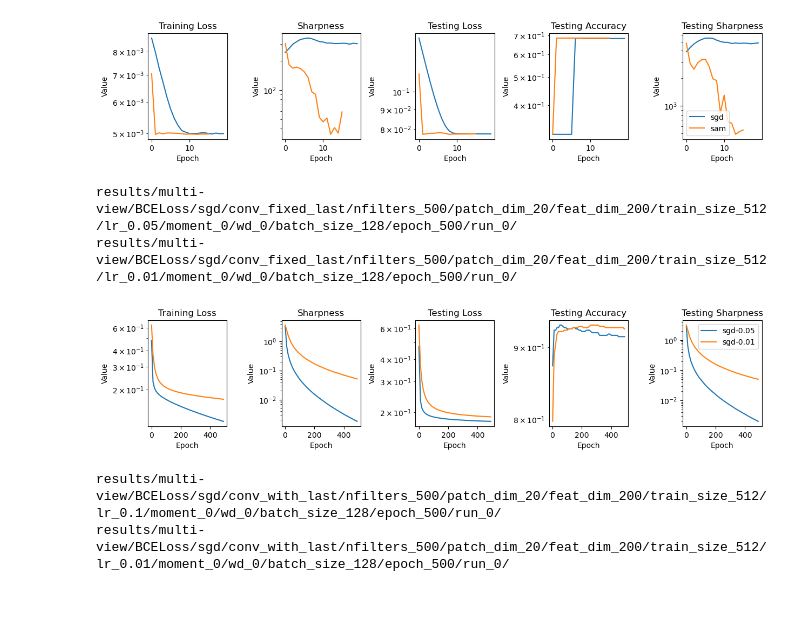
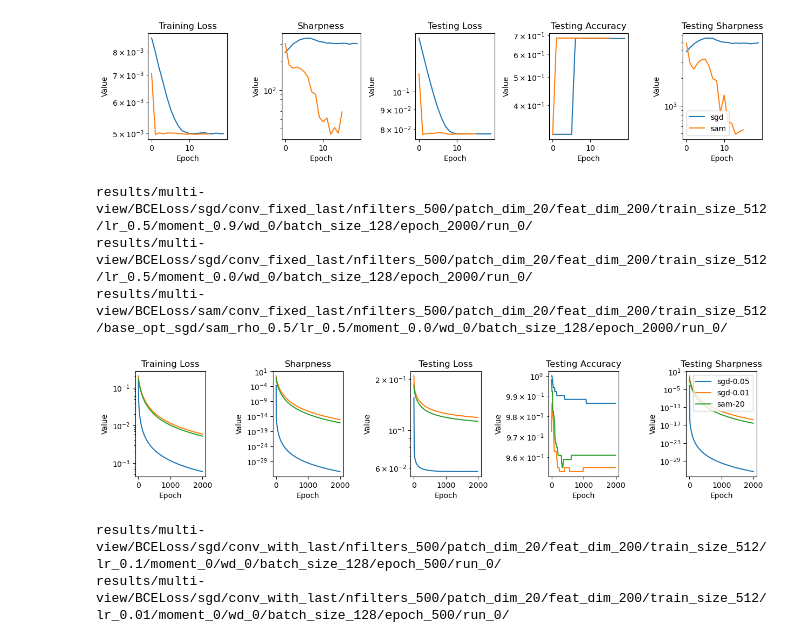
Before and after one commit to lucmonl/mlopt, a Jupyter notebook: notebook/sharpness-generalization.ipynb, the cells around one changed output. Saved outputs shown, nothing was run; the diff lists cells and outputs as text; code cells hidden in the pictures; blank space fills up the shorter version.

```diff
--- a/notebook/sharpness-generalization.ipynb
+++ b/notebook/sharpness-generalization.ipynb
@@ -814,31 +815,34 @@ results/mrpc/CrossEntropyLoss/sam/google-bert/bert-base-cased/base_opt_sgd/sam_r
 # %%
 from plot_functions import plot_figures_opts
 from main import graphs
 
-lr, dataset_name, loss_name, momentum, weight_decay, batch_size, epochs = 0.01, "multi-view", 'BCELoss', 0, 0, 128, 500
+lr, dataset_name, loss_name, momentum, weight_decay, batch_size, epochs = 0.01, "multi-view", 'BCELoss', 0, 0, 128, 2000
 model_name = "conv_fixed_last"
 nfilters, patch_dim, feat_dim, train_size = 500, 20, 200, 512
 model_params = {}
 #model_params["sam"] = {"feat_dim":50, "train_size": train_size, "sam_rho":0.2}
-model_params["sam-20"] = {"nfilters":nfilters, "patch_dim":patch_dim, "feat_dim":20, "train_size": train_size, "base_opt": "sgd", "sam_rho":0.03}
+model_params["sam-20"] = {"nfilters":nfilters, "patch_dim":patch_dim, "feat_dim":feat_dim, "train_size": train_size, "base_opt": "sgd", "sam_rho":0.5}
 model_params["sam-200"] = {"nfilters":nfilters, "patch_dim":patch_dim, "feat_dim":200, "train_size": train_size, "base_opt": "sgd", "sam_rho":0.05}
 model_params["sam-2000"] = {"nfilters":nfilters, "patch_dim":patch_dim, "feat_dim":2000, "train_size": train_size, "base_opt": "sgd", "sam_rho":0.01}
 model_params["sgd-0.05"] = {"nfilters":nfilters, "patch_dim":patch_dim, "feat_dim":feat_dim, "train_size": train_size,}
 model_params["sgd-0.01"] = {"nfilters":nfilters, "patch_dim":patch_dim, "feat_dim":feat_dim, "train_size": train_size,}
 #model_params["norm-sgd"] = {"nfilters":nfilters, "patch_dim":patch_dim, "feat_dim":200, "train_size": train_size, "base_opt": "sgd", "norm_lr": 0.001}
 #model_params["norm-sgd-0.1"] = {"norm_lr": 0.05, "feat_dim":30, "train_size": train_size}
 
 opt_params = {}
-opt_params['sgd-0.05'] = {'lr': 0.05, 'dataset_name':dataset_name, 'loss': loss_name, 'opt':'sgd', 'model_name':model_name, 'momentum':momentum, 'weight_decay':weight_decay, 'batch_size':batch_size, 'epochs':epochs}
-opt_params['sgd-0.01'] = {'lr': 0.01, 'dataset_name':dataset_name, 'loss': loss_name, 'opt':'sgd', 'model_name':model_name, 'momentum':momentum, 'weight_decay':weight_decay, 'batch_size':batch_size, 'epochs':epochs}
+opt_params['sgd-0.05'] = {'lr': 0.5, 'dataset_name':dataset_name, 'loss': loss_name, 'opt':'sgd', 'model_name':model_name, 'momentum':0.9, 'weight_decay':weight_decay, 'batch_size':batch_size, 'epochs':epochs}
+opt_params['sgd-0.01'] = {'lr': 0.5, 'dataset_name':dataset_name, 'loss': loss_name, 'opt':'sgd', 'model_name':model_name, 'momentum':0.0, 'weight_decay':weight_decay, 'batch_size':batch_size, 'epochs':epochs}
+opt_params['sam-20'] = {'lr': 0.5, 'dataset_name':dataset_name, 'loss': loss_name, 'opt':'sam', 'model_name':model_name, 'momentum':0.0, 'weight_decay':weight_decay, 'batch_size':batch_size, 'epochs':epochs}
+
 #opt_params['norm-sgd'] = {"adv_eta":0.05, 'lr': lr, 'dataset_name':dataset_name, 'loss': loss_name, 'opt':'norm-sgd', 'model_name':model_name, 'momentum':momentum, 'weight_decay':weight_decay, 'batch_size':batch_size, 'epochs':5000}
 #opt_params['norm-sgd-0.1'] = {"adv_eta":0.01, 'lr': lr, 'dataset_name':dataset_name, 'loss': loss_name, 'opt':'norm-sgd', 'model_name':model_name, 'momentum':momentum, 'weight_decay':weight_decay, 'batch_size':batch_size, 'epochs':epochs}
 
-plot_figures_opts(['sgd-0.05', "sgd-0.01"], model_params, opt_params)
+plot_figures_opts(['sgd-0.05', "sgd-0.01", "sam-20"], model_params, opt_params)
 # %% [output]
-results/multi-view/BCELoss/sgd/conv_fixed_last/nfilters_500/patch_dim_20/feat_dim_200/train_size_512/lr_0.05/moment_0/wd_0/batch_size_128/epoch_500/run_0/
-results/multi-view/BCELoss/sgd/conv_fixed_last/nfilters_500/patch_dim_20/feat_dim_200/train_size_512/lr_0.01/moment_0/wd_0/batch_size_128/epoch_500/run_0/
+results/multi-view/BCELoss/sgd/conv_fixed_last/nfilters_500/patch_dim_20/feat_dim_200/train_size_512/lr_0.5/moment_0.9/wd_0/batch_size_128/epoch_2000/run_0/
+results/multi-view/BCELoss/sgd/conv_fixed_last/nfilters_500/patch_dim_20/feat_dim_200/train_size_512/lr_0.5/moment_0.0/wd_0/batch_size_128/epoch_2000/run_0/
+results/multi-view/BCELoss/sam/conv_fixed_last/nfilters_500/patch_dim_20/feat_dim_200/train_size_512/base_opt_sgd/sam_rho_0.5/lr_0.5/moment_0.0/wd_0/batch_size_128/epoch_2000/run_0/
-[figure, old version]
+[figure, new version]
 # %%
 from plot_functions import plot_figures_opts
 from main import graphs
```
Also changed, not shown: parts of 1 cell of this notebook, 4 other files.
